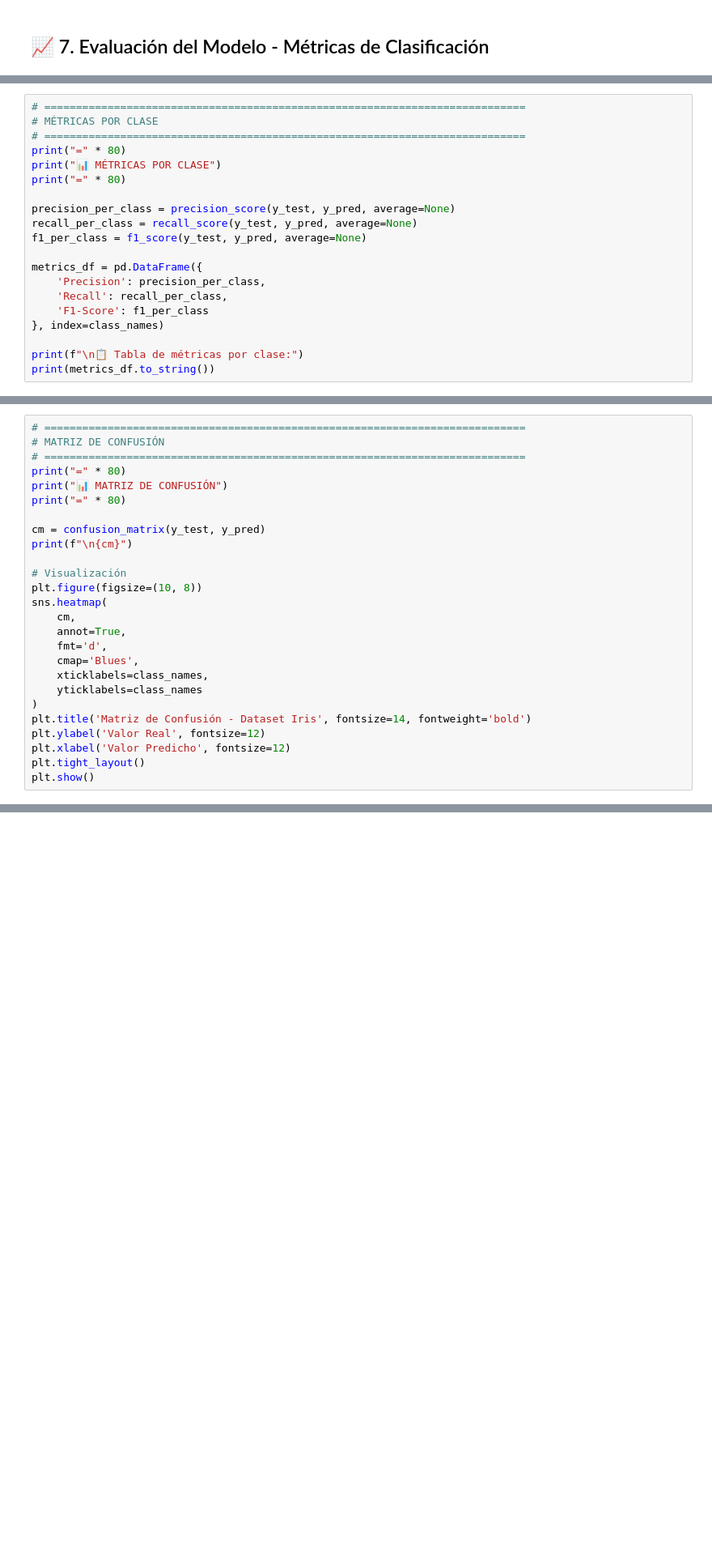
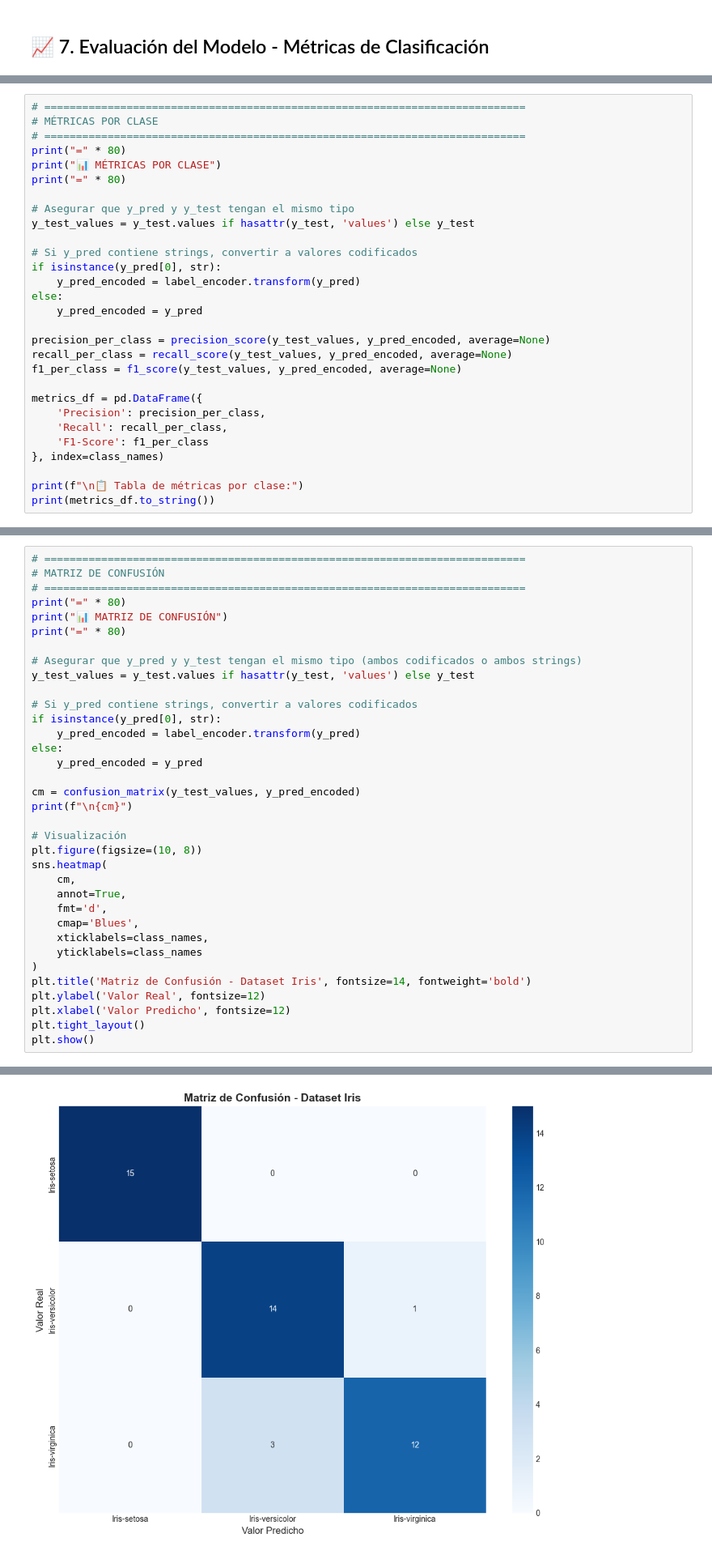
Before and after one commit to AdrianRodriguezJorge/federated_proactive_forest, a Jupyter notebook: src/interfaces/notebooks/simple_proactive_forest_iris.ipynb, the cells around one changed output, grey strips where cells are left out. Shown at 81% size. Cells and saved outputs as stored; diff of their text form; blank space fills up the shorter version.

```diff
--- a/src/interfaces/notebooks/simple_proactive_forest_iris.ipynb
+++ b/src/interfaces/notebooks/simple_proactive_forest_iris.ipynb
@@ -316,9 +471,18 @@ print("=" * 80)
 print("📊 MÉTRICAS POR CLASE")
 print("=" * 80)
 
-precision_per_class = precision_score(y_test, y_pred, average=None)
-recall_per_class = recall_score(y_test, y_pred, average=None)
-f1_per_class = f1_score(y_test, y_pred, average=None)
+# Asegurar que y_pred y y_test tengan el mismo tipo
+y_test_values = y_test.values if hasattr(y_test, 'values') else y_test
+
+# Si y_pred contiene strings, convertir a valores codificados
+if isinstance(y_pred[0], str):
+    y_pred_encoded = label_encoder.transform(y_pred)
+else:
+    y_pred_encoded = y_pred
+
+precision_per_class = precision_score(y_test_values, y_pred_encoded, average=None)
+recall_per_class = recall_score(y_test_values, y_pred_encoded, average=None)
+f1_per_class = f1_score(y_test_values, y_pred_encoded, average=None)
 
 metrics_df = pd.DataFrame({
     'Precision': precision_per_class,
@@ -336,7 +510,16 @@ print("=" * 80)
 print("📊 MATRIZ DE CONFUSIÓN")
 print("=" * 80)
 
-cm = confusion_matrix(y_test, y_pred)
+# Asegurar que y_pred y y_test tengan el mismo tipo (ambos codificados o ambos strings)
+y_test_values = y_test.values if hasattr(y_test, 'values') else y_test
+
+# Si y_pred contiene strings, convertir a valores codificados
+if isinstance(y_pred[0], str):
+    y_pred_encoded = label_encoder.transform(y_pred)
+else:
+    y_pred_encoded = y_pred
+
+cm = confusion_matrix(y_test_values, y_pred_encoded)
 print(f"\n{cm}")
 
 # Visualización
@@ -354,3 +537,4 @@ plt.ylabel('Valor Real', fontsize=12)
 plt.xlabel('Valor Predicho', fontsize=12)
 plt.tight_layout()
 plt.show()
+# %% [output]
@@ -357,3 +548,4 @@ plt.show()
+[figure, added]
 # %%
 # ============================================================================
 # REPORTE DE CLASIFICACIÓN COMPLETO
```
Also changed, not shown: parts of 18 cells of this notebook, 5 other files.
